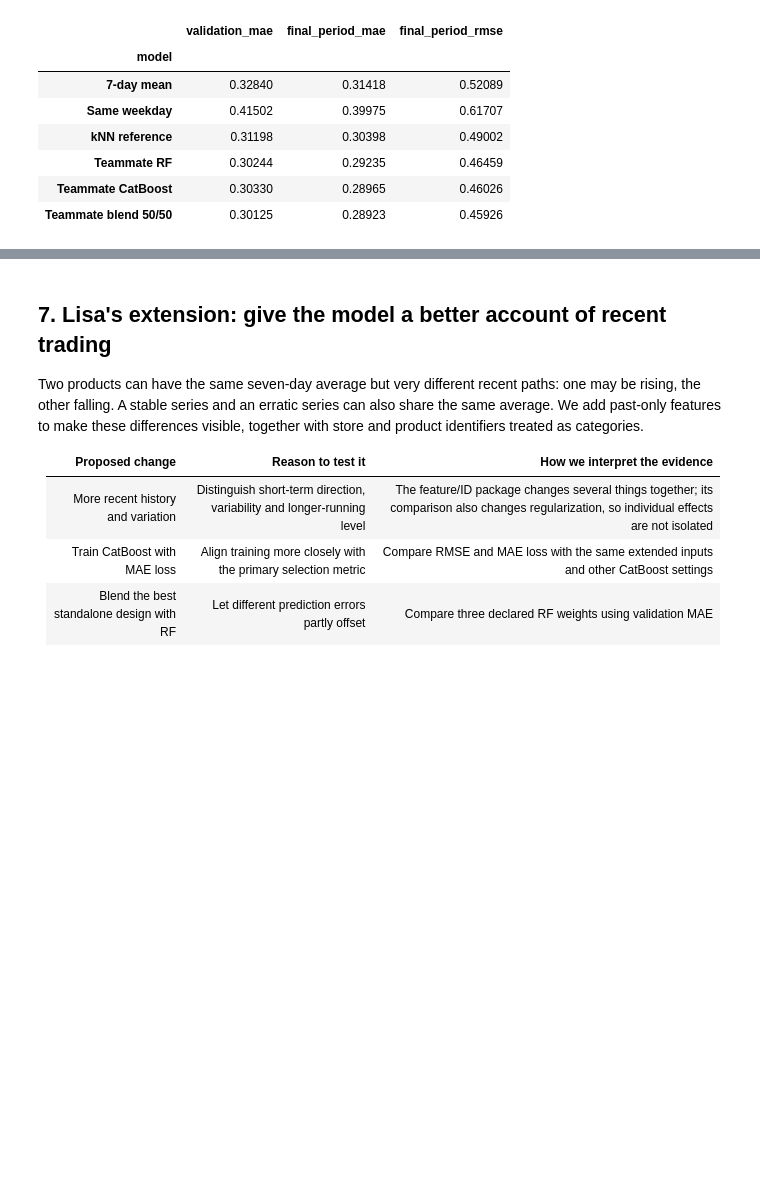
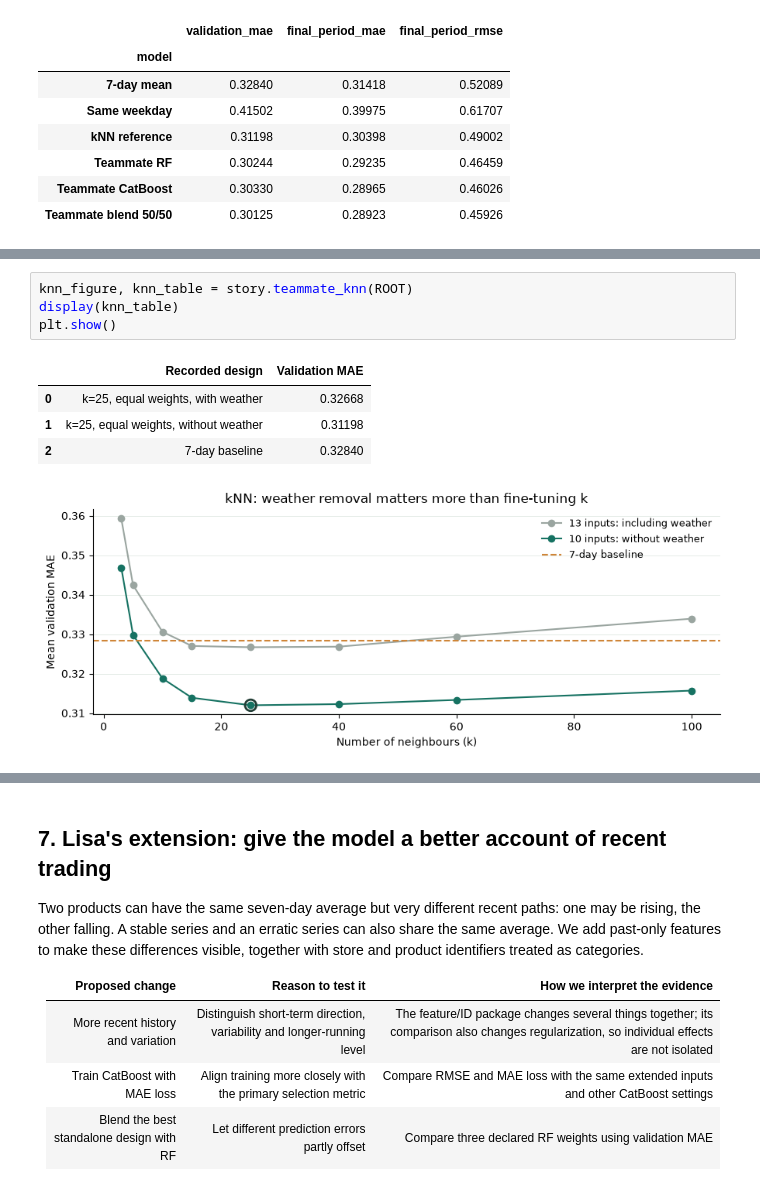
Before and after one commit to Lisayinyy/MAIB_7002, a Jupyter notebook: 02_lisa_pipeline.ipynb, the cells around one changed output, grey strips where cells are left out. Drawn from its saved outputs; the diff is of its cells as text; blank space fills up the shorter version.

```diff
--- a/02_lisa_pipeline.ipynb
+++ b/02_lisa_pipeline.ipynb
@@ -319,0 +441,10 @@ error metric, help more than simply adding another model?
+# %%
+knn_figure, knn_table = story.teammate_knn(ROOT)
+display(knn_table)
+plt.show()
+# %% [output]
+|  | Recorded design | Validation MAE |
+| 0 | k=25, equal weights, with weather | 0.32668 |
+| 1 | k=25, equal weights, without weather | 0.31198 |
+| 2 | 7-day baseline | 0.32840 |
+[figure, added]
```
Also changed, not shown: parts of 49 cells of this notebook, 41 other files.
